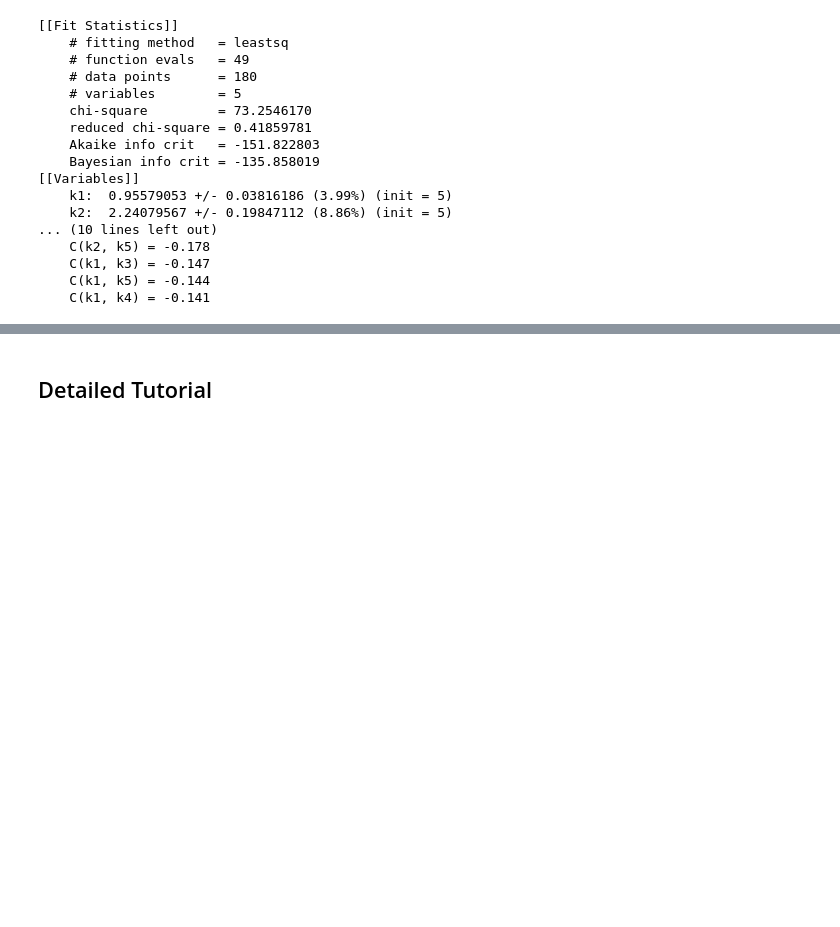
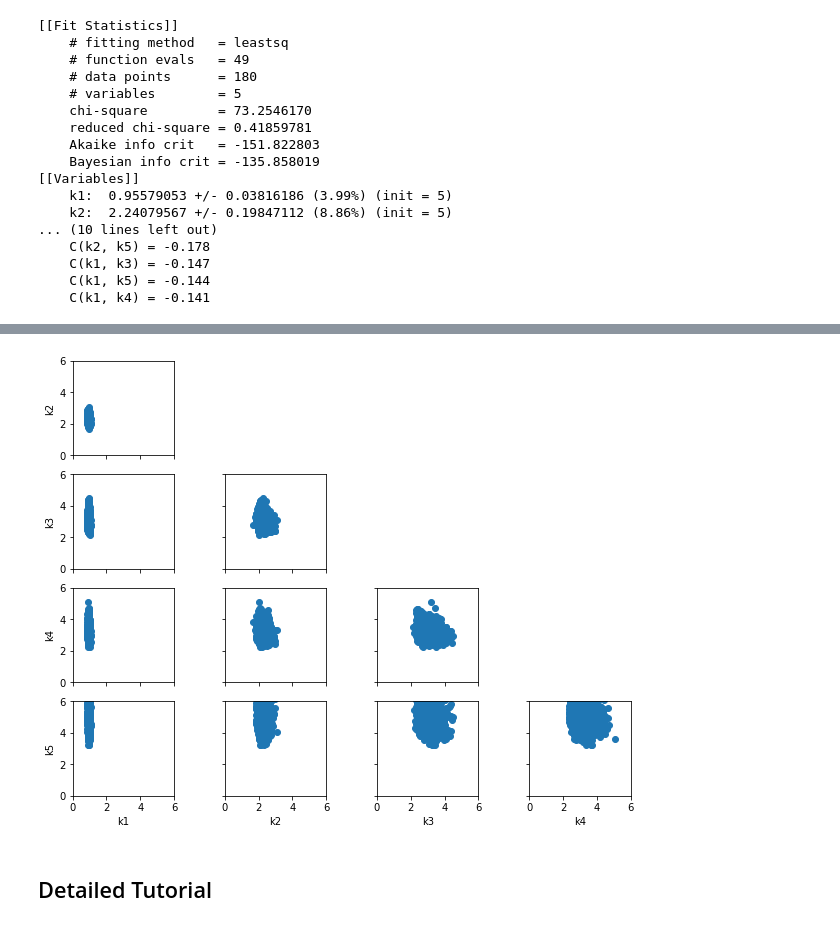
Before and after one commit to sys-bio/teUtils, a Jupyter notebook: teUtils/notebooks/Tutorial on Utilities for Model Fitting.ipynb, the cells around one changed output, grey strips where cells are left out. Saved outputs shown, nothing was run; the diff lists cells and outputs as text; code cells hidden in the pictures; blank space fills up the shorter version.

```diff
--- a/teUtils/notebooks/Tutorial on Utilities for Model Fitting.ipynb
+++ b/teUtils/notebooks/Tutorial on Utilities for Model Fitting.ipynb
@@ -79,3 +90,8 @@ print(fitter.getFittedParameterStds())
+# %%
+# Look at interactions between parameter estimates
+fitter.plotParameterEstimatePairs(figsize=(10,8), ylim=[0, 6], xlim=[0, 6])
+# %% [output]
+[figure, added]
 # %% [markdown]
 ## Detailed Tutorial
 # %%
```
Also changed, not shown: parts of 35 cells of this notebook, 2 other files.
